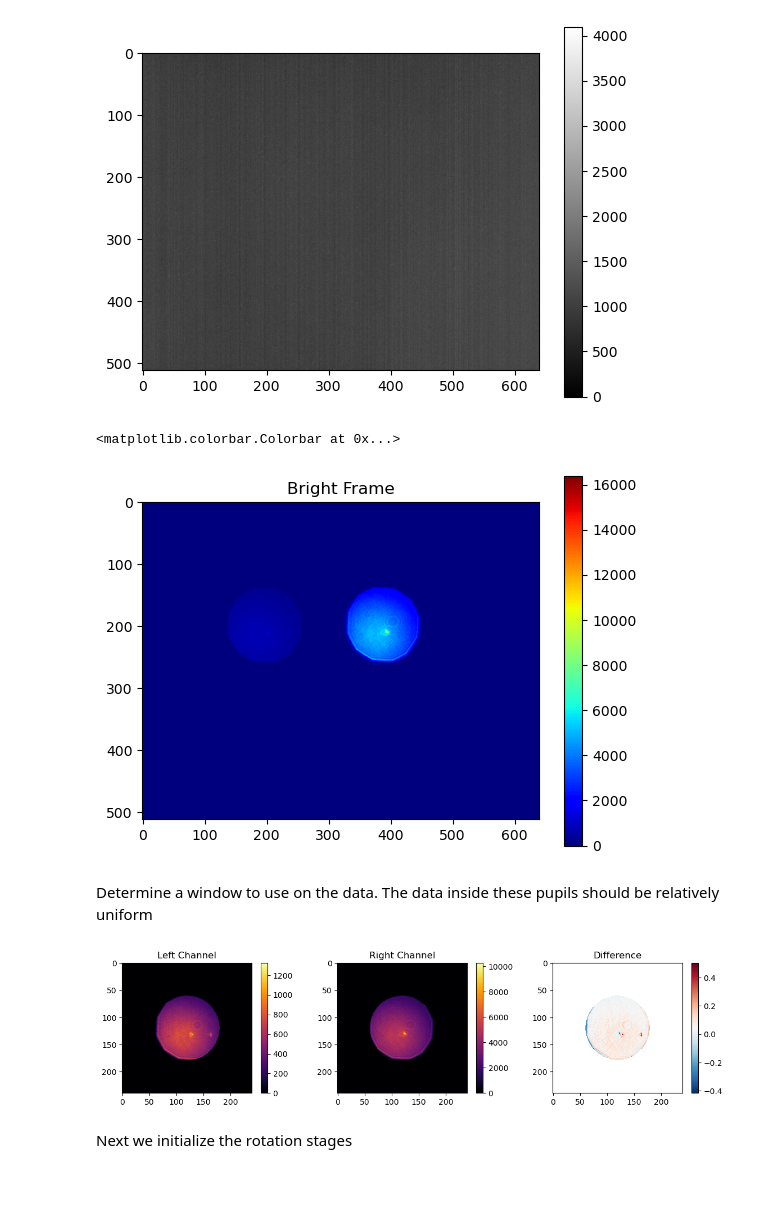
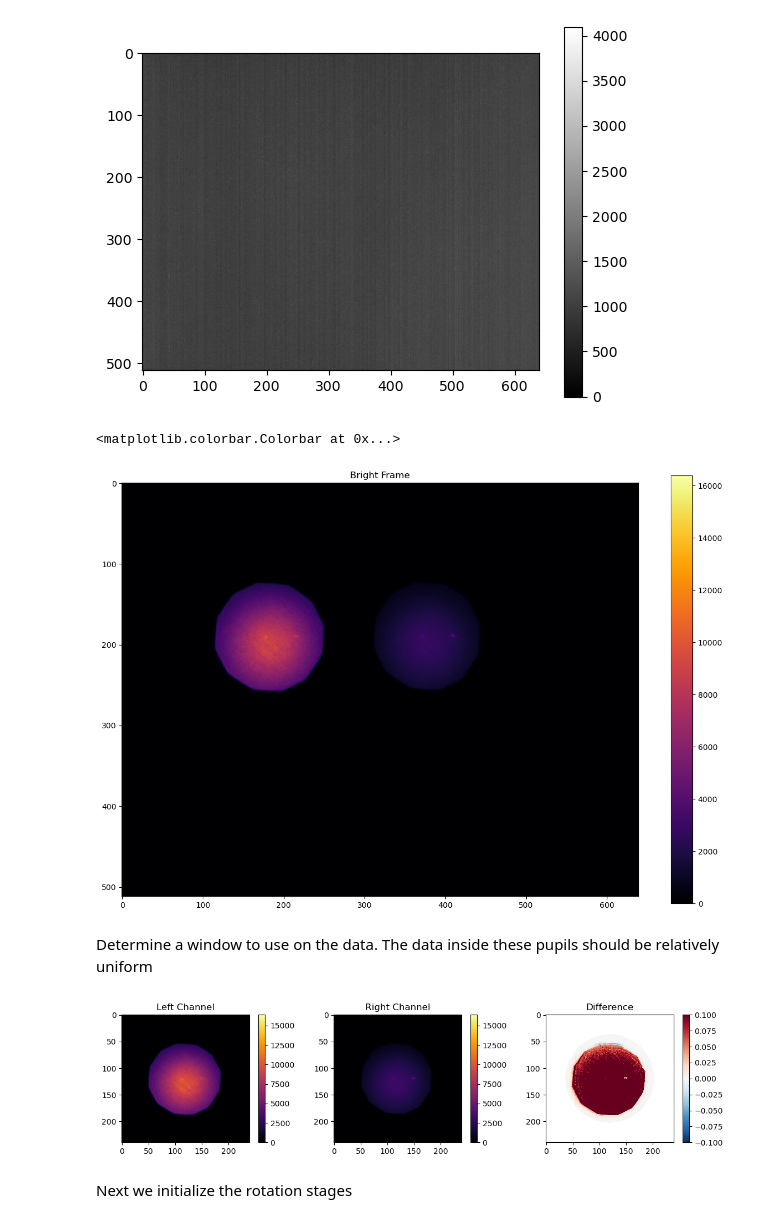
Before and after one commit to UCSB-Exoplanet-Polarimetry-Lab/derp_control, a Jupyter notebook: prototype_calibration.ipynb, the cells around one changed output. Drawn from its saved outputs; the diff is of its cells as text; code cells hidden in the pictures; blank space fills up the shorter version.

```diff
--- a/prototype_calibration.ipynb
+++ b/prototype_calibration.ipynb
@@ -23,3 +25,3 @@ from katsu.mueller import(
 # %%
-cam = derpy.CRED2(set_temperature=-40, fps=10, tint=90, temp_tolerance=0.5) # TODO: add units to docstring (also add docstring)
+cam = derpy.CRED2(set_temperature=-40, fps=100, tint=1, temp_tolerance=0.5) # TODO: add units to docstring (also add docstring)
 # %% [output]
@@ -44,2 +28,0 @@ Current camera tint: 90.000494ms
-# %%
-cam.tint = 1
@@ -61,6 +42,6 @@ fstg = derpy.FocusStage()
 # %%
 # Are we getting an image
-dark = cam.take_median_image(10)
+dark = cam.take_median_image(100)
 # %%
 plt.imshow(dark, cmap='gray', vmax=2**12)
 plt.colorbar()
@@ -75,25 +51,29 @@ bright = cam.take_median_image(10)
 # %%
+# now a bright
+bright = cam.take_median_image(10)
+
+plt.figure(figsize=[15, 10])
 plt.title("Bright Frame")
-plt.imshow(bright- dark, cmap='jet', vmax=2**14, vmin=0)
+plt.imshow((bright - dark), cmap='inferno', vmax=2**14, vmin=0)
 plt.colorbar()
 # %% [output]
 <matplotlib.colorbar.Colorbar at 0x...>
-[figure, old version]
+[figure, new version]
 # %% [markdown]
 Determine a window to use on the data. The data inside these pupils should be relatively uniform
 # %%
 bright = cam.take_many_images(10)
 bright_avg = np.median(bright, axis=0) - dark
 bright_avg[bright_avg < 0] = 0
-cxr, cyr = 200, 390
-cxl, cyl = 200, 200 - 5
+cxr, cyr = 190, 380
+cxl, cyl = 190, 185
 cut = 120
 
 x = np.linspace(-1,1,2*cut)
 x, y = np.meshgrid(x, x)
 r = np.sqrt(x**2 + y**2)
 mask = np.zeros_like(r)
-mask[r < 0.5] = 1
+mask[r < 0.7] = 1
 
 left_channel = bright_avg[cxl-cut:cxl+cut,cyl-cut:cyl+cut]
 right_channel = bright_avg[cxr-cut:cxr+cut,cyr-cut:cyr+cut]
@@ -102,19 +82,20 @@ plt.style.use("default")
 plt.figure(figsize=[14,3])
 plt.subplot(131)
 plt.title("Left Channel")
-plt.imshow(mask * left_channel, cmap='inferno')
+plt.imshow(mask * left_channel, cmap='inferno', vmin=0, vmax=2**14)
 plt.colorbar()
 plt.subplot(132)
 plt.title("Right Channel")
-plt.imshow(mask * right_channel, cmap='inferno')
+plt.imshow(mask * right_channel, cmap='inferno', vmin=0, vmax=2**14)
 plt.colorbar()
 plt.subplot(133)
 plt.title("Difference")
-plt.imshow((left_channel / left_channel.max() - right_channel / right_channel.max()) / mask, cmap='RdBu_r')
+vlim = 1e-1
+plt.imshow((left_channel / left_channel.max() - right_channel / right_channel.max()) / mask, cmap='RdBu_r', vmin=-vlim, vmax=vlim)
 plt.colorbar()
 plt.show()
 # %% [output]
-[figure, old version]
+[figure, new version]
 # %% [markdown]
 Next we initialize the rotation stages
 # %%
```
Also changed, not shown: parts of 33 cells of this notebook, 1 other file.
